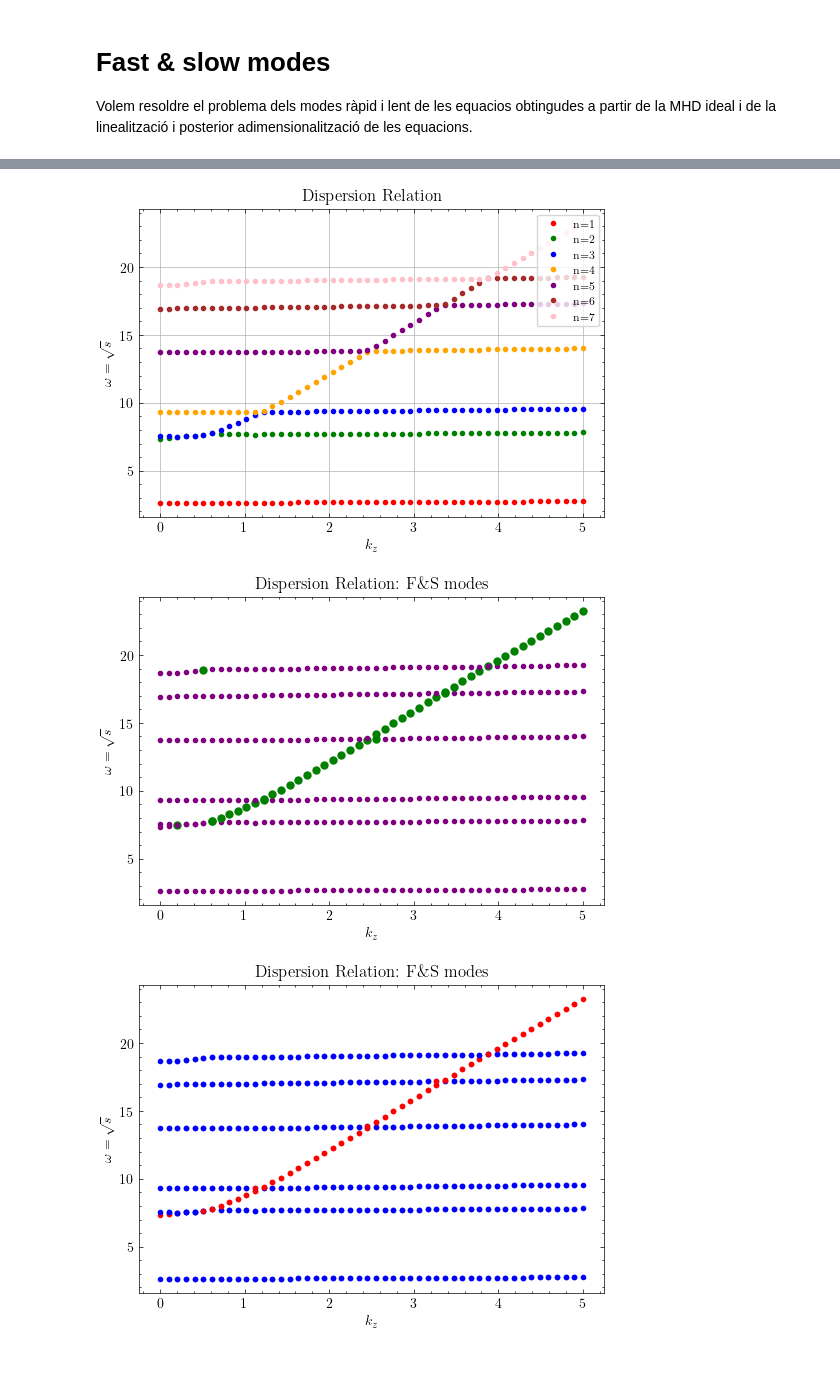
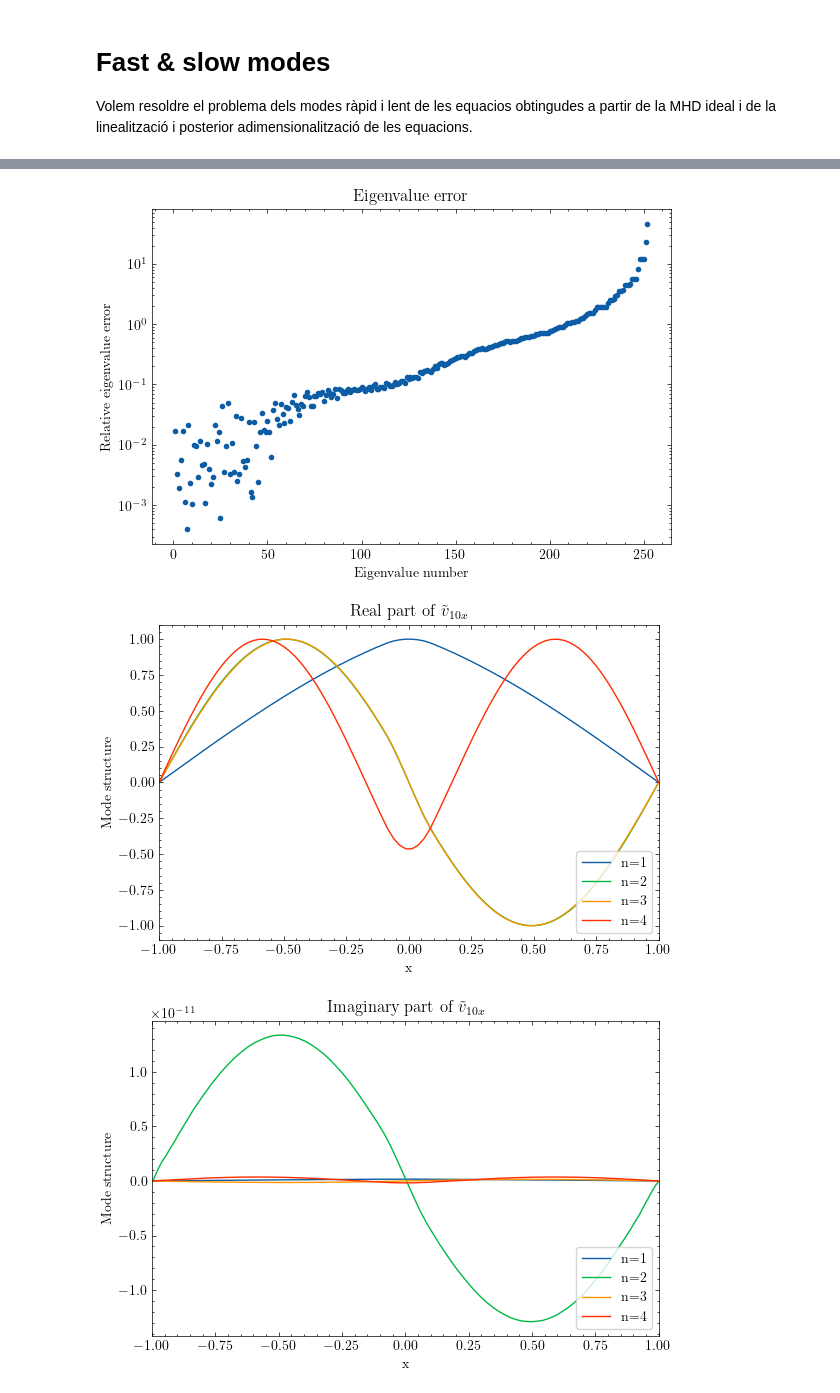
Before and after one commit to JoanRibotOliver/TFG, a Jupyter notebook: Fast & slow modes.ipynb, the cells around one changed output, grey strips where cells are left out. Cells and saved outputs as stored; diff of their text form; code cells hidden in the pictures; blank space fills up the shorter version.

```diff
--- a/Fast & slow modes.ipynb
+++ b/Fast & slow modes.ipynb
@@ -81,10 +81,11 @@ kz = 0.01
 
 ### Velocitats a trossos ###
 cp2 = 1
-cc2 = 6
-vAp2 = 9
-vAc2 = 36
+cc2 = 6 # 6
+vAp2 = 9 # 9
+vAc2 = 36 # 36
 # Valors realistes: cp2, cc2, vAp2, vAc2  137724550.89820358 27544910179.640717 3978873577.297384 795774715459.4768
+
 
 
 """ Bases """
@@ -217,7 +218,7 @@ print("Relative error:", relative_error[:5])
 
 
 
-""" Plot
+""" Plot """
 # Plot error
 plt.figure(figsize=(6, 4))
 plt.semilogy(n, relative_error, '.')
@@ -232,7 +233,7 @@ plt.title("Eigenvalue error")
 # Plot real part of v10x
 plt.figure(figsize=(6, 4))
 x = dist.local_grid(xbasis) # no acab d'entendre perquè es repeteix el domini... per si l'has tuneat penmig maybe
-for n, idx in enumerate(np.argsort(solver.eigenvalues)[:8], start=1):
+for n, idx in enumerate(np.argsort(solver.eigenvalues)[:4], start=1):
     solver.set_state(idx, solver.subsystems[0])
     #ug = u['g'].real
     #if np.max(np.abs(ug)) != 0:  # Avoid division by zero
@@ -252,10 +253,15 @@ plt.show()
 # plt.savefig("real_eigenvectors_v10x~.pdf")
 # plt.savefig("real_eigenvectors_v10x~.png", dpi=200)
 
+
+# Bucle per normalització ug ò wg
+
+# Representar autofuncions aprop del canvi de comportament per estudiar com canvia
+
 # Plot imaginary part of v10x
 plt.figure(figsize=(6, 4))
 x = dist.local_grid(xbasis)
-for n, idx in enumerate(np.argsort(solver.eigenvalues)[:8], start=1):
+for n, idx in enumerate(np.argsort(solver.eigenvalues)[:4], start=1):
     solver.set_state(idx, solver.subsystems[0])
     # if u['g'][1] != 0:
         # ui = (u['g'] / u['g'][1]).imag
@@ -285,7 +291,7 @@ plt.show()
 # Plot real part of v10z
 plt.figure(figsize=(6, 4))
 x = dist.local_grid(xbasis)
-for n, idx in enumerate(np.argsort(solver.eigenvalues)[:8], start=1):
+for n, idx in enumerate(np.argsort(solver.eigenvalues)[:4], start=1):
     solver.set_state(idx, solver.subsystems[0])
     #wg = w['g'].real
     #if np.max(np.abs(wg)) != 0:  # Avoid division by zero
@@ -307,7 +313,7 @@ plt.show()
 # Plot imaginary part of v10z
 plt.figure(figsize=(6, 4))
 x = dist.local_grid(xbasis)
-for n, idx in enumerate(np.argsort(solver.eigenvalues)[:8], start=1):
+for n, idx in enumerate(np.argsort(solver.eigenvalues)[:4], start=1):
     solver.set_state(idx, solver.subsystems[0])
     #wi = u['g'].imag
     #if np.max(np.abs(wi)) != 0:  # Avoid division by zero
@@ -326,18 +332,22 @@ plt.tight_layout()
 plt.show()
 # plt.savefig("imag_eigenvectors_v10z.pdf")
 # plt.savefig("imag_eigenvectors_v10z.png", dpi=200)
- """
+""" """
+
+# Normalitzar al màxim de ug i wg...
+
+
 
 # A l'hora de representar la part real de les autofuncions has de tenir clar que la velocitat u és en la direcció x i la w en z. També que v10x és imaginària i v10z és real.
 # A més, el que es representa és la velocitat, no la corda en sí. Llavors un node implica velocitat nul·la: aquell punt no es mou.
 # Els màxims i mínims són els punts on la velocitat és màxima, no és que la corda es deformi amb aquella forma.
 
 
-""" Relació de dispersió """
+""" Relació de dispersió
 Nkz = 50 # Nombre de kz's
 kz_list = np.linspace(0, 5, Nkz) # Hi ha Nkz's separats equidistantment entre 0 i 5
 ### Relació de dispersió ###
-plt.figure(figsize=(6, 4))
+plt.figure(figsize=(10, 6))
 evals_k = np.zeros((kz_list.size, evals.size), dtype=np.complex128)
 for ik, kz in enumerate(kz_list):
     problem = d3.EVP([u, w, tau_1, tau_2, tau_3, tau_4], eigenvalue=s, namespace=locals())
@@ -375,9 +385,11 @@ plt.show()
 #    plt.show()
 #plt.show()
 
+# Baixar kz entre 1 i 1.5 per veure en detall es canvi!
 
+"""
 
-""" Anàlisi de la relació de dispersió """
+""" Anàlisi de la relació de dispersió
 # Inicialitzar un diccionari per emmagatzemar els valors de kz on es produeix l'increment dràstic
 drastic_increase_points = {}
 
@@ -404,28 +416,10 @@ for i in range(7):
     # Imprimir els resultats
     #print(f"Mode {i+1}: Increment dràstic a kz = {drastic_increase_points[f'Mode {i+1}']}")
 
-# Representar gràficament els punts d'increment dràstic a la relació de dispersió
-plt.figure(figsize=(6, 4))
-for i in range(7):
-    plt.plot(kz_list, np.sqrt(evals_k[:, i].real), '.', label=f"n={i+1}", color='purple')
-    # Destacar els punts d'increment dràstic
-
-    if f"Mode {i+1}" in drastic_increase_points:
-        kz_inc = drastic_increase_points[f"Mode {i+1}"]
-        omega_inc = np.sqrt(evals_k[np.searchsorted(kz_list, kz_inc, side="left"), i].real)
-        plt.plot(kz_inc, omega_inc, '.', markersize=10, color='green')
-
-plt.xlabel(r"$k_z$")
-plt.ylabel(r"$\omega = \sqrt{s}$")
-plt.title(r"Dispersion Relation: F\&S modes")
-#plt.legend(loc="upper right", frameon=True, fontsize=8)
-plt.grid(False)
-plt.show()
-
 
 colors_per_mode = {
     "Mode 1": ["blue"],
-    "Mode 2": ["red", "red", "blue","blue"],
+    "Mode 2": ["red", "blue", "blue","blue"],
     "Mode 3": ["blue", "red", "blue","blue"],
     "Mode 4": ["blue", "red", "blue","blue"],
     "Mode 5": ["blue", "red", "blue","blue"],
@@ -433,7 +427,7 @@ colors_per_mode = {
     "Mode 7": ["blue", "blue", "blue","red"],}
 # No està gaire ben fet pq només ens serveix per 7 modes... però bé
 
-plt.figure(figsize=(6, 4))
+plt.figure(figsize=(10, 6))
 for i in range(7):
     omega = np.sqrt(evals_k[:, i].real)
     kz_values = kz_list
@@ -473,10 +467,11 @@ for i in range(7):
 plt.xlabel(r"$k_z$")
 plt.ylabel(r"$\omega = \sqrt{s}$")
 plt.title(r"Dispersion Relation: F\&S modes")
+#plt.ylim(8,10)
 #plt.legend(loc="upper right", frameon=True, fontsize=8)
 plt.grid(False)
 plt.show()
-
+"""
 
 # Ficar els plots de les velocitats dins el for i representar les velocitats per cada kz... pot tardar bastant però crec que és el que he de fer!
 
@@ -504,3 +494,3 @@ Relative error: [0.01671178 0.00331622 0.00191747 0.00559562 0.01678727]
-[figure, old version]
+[figure, new version]
-[figure, old version]
+[figure, new version]
-[figure, old version]
+[figure, new version]
```
Also changed, not shown: parts of 2 cells of this notebook, 4 other files.
